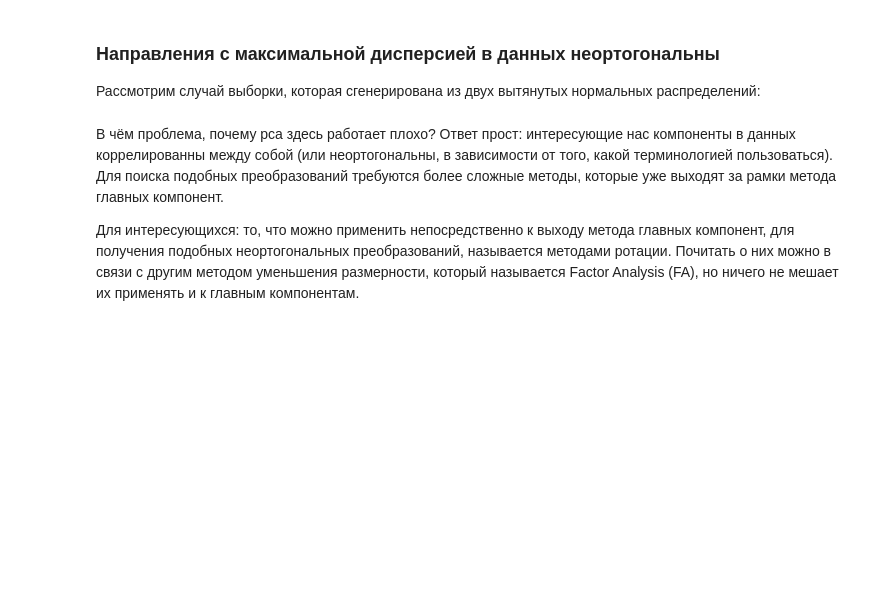
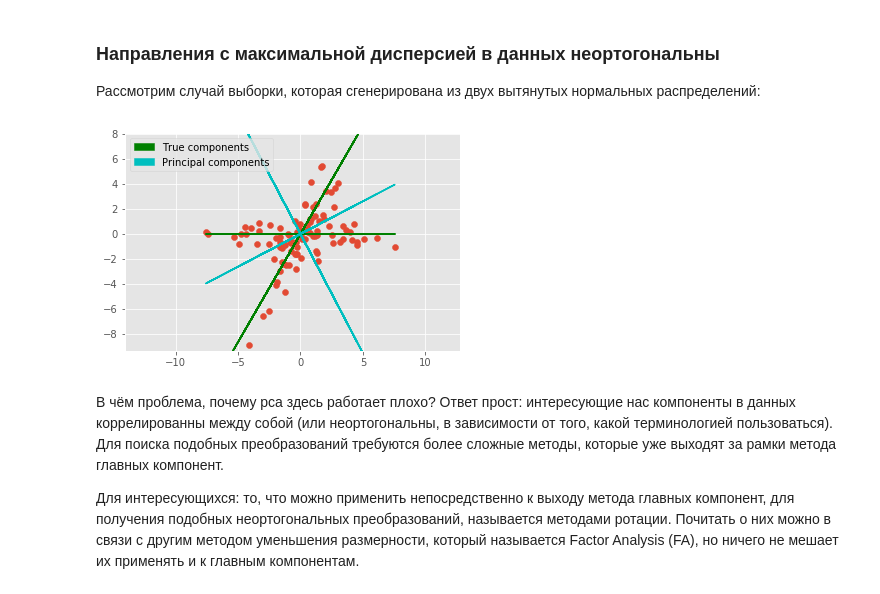
Before and after one commit to kirrlix1994/specialization_yandex_and_mipt, a Jupyter notebook: 3-unsupervised-learning/assignments/c3_w2_PCA.ipynb, the cells around one changed output. Drawn from its saved outputs; the diff is of its cells as text; code cells hidden in the pictures; blank space fills up the shorter version.

```diff
--- a/3-unsupervised-learning/assignments/c3_w2_PCA.ipynb
+++ b/3-unsupervised-learning/assignments/c3_w2_PCA.ipynb
@@ -621,24 +621,27 @@ data.shape
 
 Рассмотрим случай выборки, которая сгенерирована из двух вытянутых нормальных распределений:
 # %%
+mu = [0,0] # ??
 C1 = np.array([[10,0],[0,0.5]])
 phi = np.pi/3
 C2 = np.dot(C1, np.array([[np.cos(phi), np.sin(phi)],
                           [-np.sin(phi),np.cos(phi)]]))
 
 data = np.vstack([np.random.multivariate_normal(mu, C1, size=50),
                   np.random.multivariate_normal(mu, C2, size=50)])
 plt.scatter(data[:,0], data[:,1])
 # построим истинные интересующие нас компоненты
 plt.plot(data[:,0], np.zeros(data[:,0].size), color="g")
 plt.plot(data[:,0], 3**0.5*data[:,0], color="g")
 # обучим модель pca и построим главные компоненты
 model = PCA(n_components=2)
 model.fit(data)
 plot_principal_components(data, model, scatter=False, legend=False)
 c_patch = mpatches.Patch(color='c', label='Principal components')
 plt.legend(handles=[g_patch, c_patch])
 plt.draw()
+# %% [output]
+[figure, added]
 # %% [markdown]
 В чём проблема, почему pca здесь работает плохо? Ответ прост: интересующие нас компоненты в данных коррелированны между собой (или неортогональны, в зависимости от того, какой терминологией пользоваться). Для поиска подобных преобразований требуются более сложные методы, которые уже выходят за рамки метода главных компонент.
 
```
Also changed, not shown: parts of 7 cells of this notebook, 2 other files.
